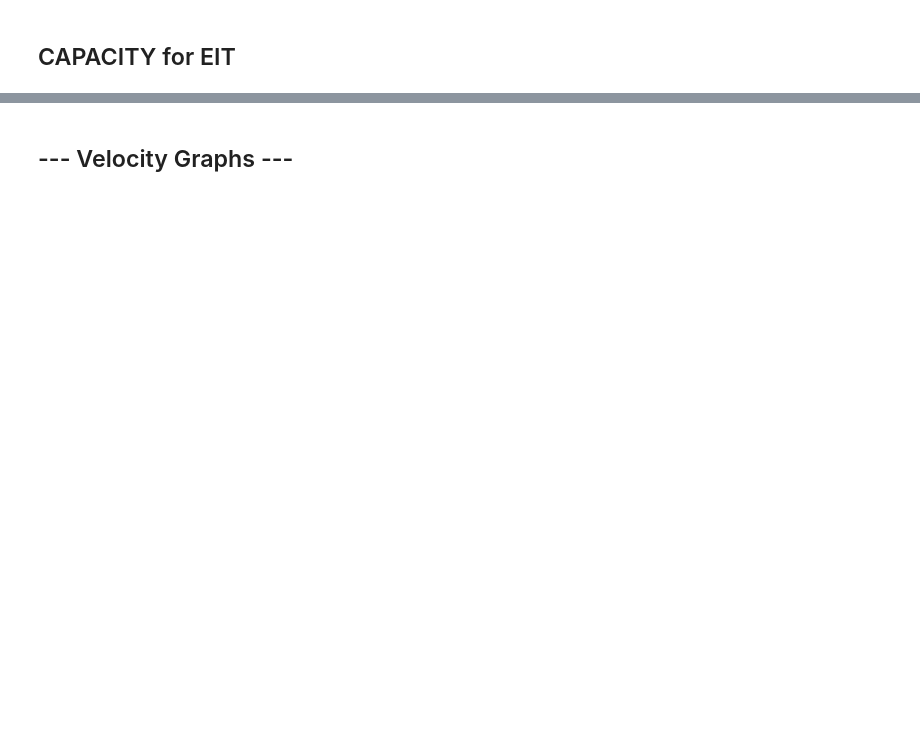
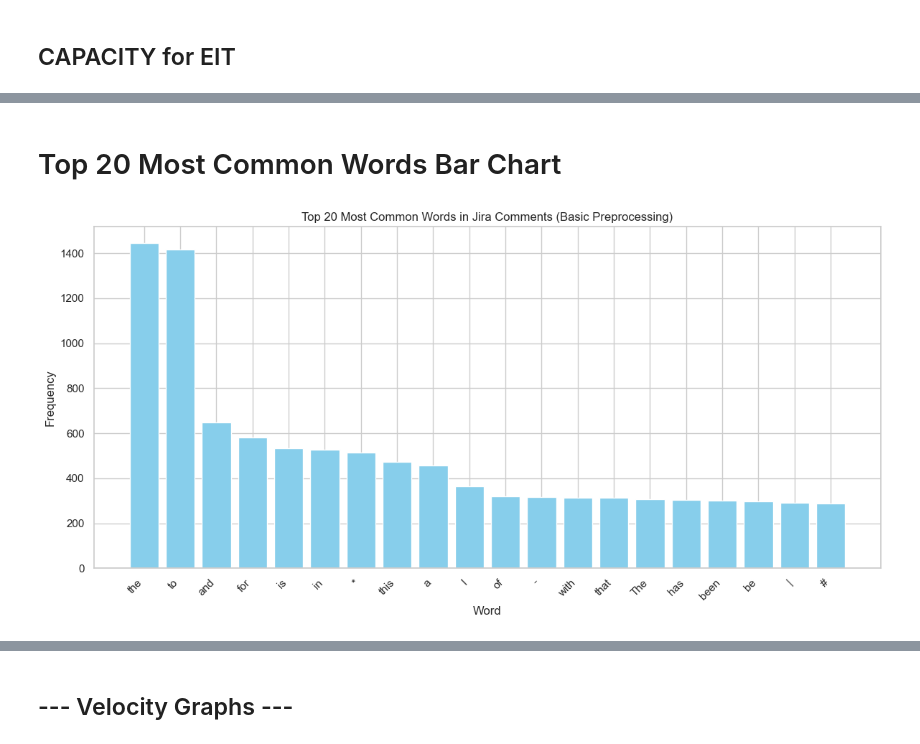
Before and after one commit to jorgeerodriguez/Jira, a Jupyter notebook: Jira.ipynb, the cells around one changed output, grey strips where cells are left out. Saved outputs shown, nothing was run; the diff lists cells and outputs as text; code cells hidden in the pictures; blank space fills up the shorter version.

```diff
--- a/Jira.ipynb
+++ b/Jira.ipynb
@@ -2028,0 +2029,25 @@ Issue DEVOPS-5780 - No comments found.
+# %% [markdown]
+# Top 20 Most Common Words Bar Chart
+# %%
+import matplotlib.pyplot as plt
+from collections import Counter
+import pandas as pd
+
+# Assuming 'all_comments_text' contains the combined preprocessed text
+# (from the 'processed_comment' column of your DataFrame)
+
+words = all_comments_text.split()
+most_common_words = Counter(words).most_common(20) # Top 20 words
+
+common_words_df = pd.DataFrame(most_common_words, columns=['word', 'count'])
+
+plt.figure(figsize=(12, 6))
+plt.bar(common_words_df['word'], common_words_df['count'], color='skyblue')
+plt.xlabel('Word')
+plt.ylabel('Frequency')
+plt.title('Top 20 Most Common Words in Jira Comments (Basic Preprocessing)')
+plt.xticks(rotation=45, ha='right')
+plt.tight_layout()
+plt.show() # Use plt.show() to display, or plt.savefig() to save
+# %% [output]
+[figure, added]
```
Also changed, not shown: parts of 41 cells of this notebook, 1 other file.
